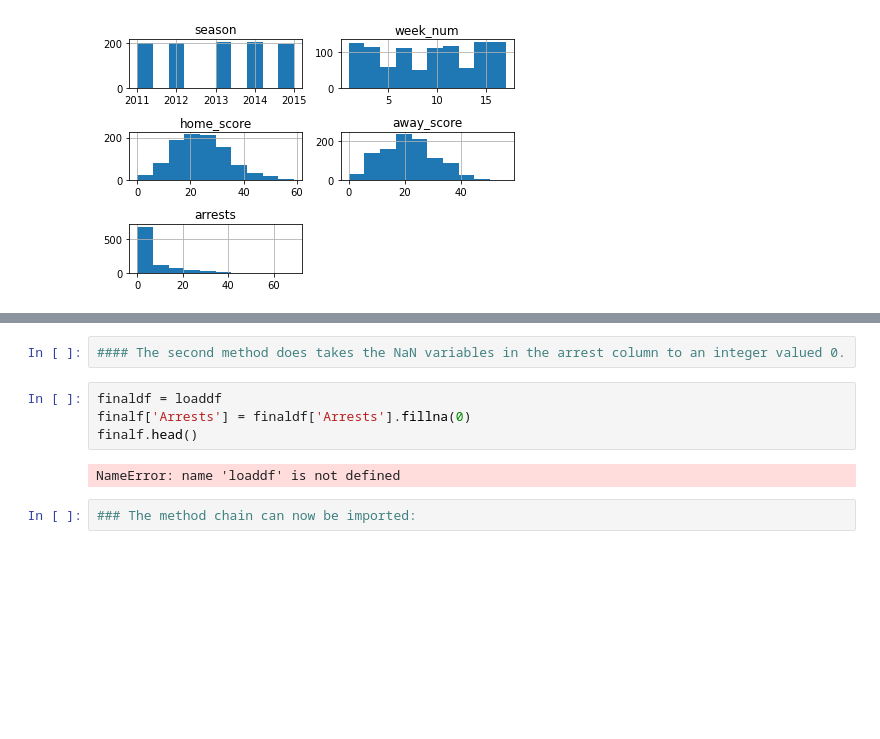
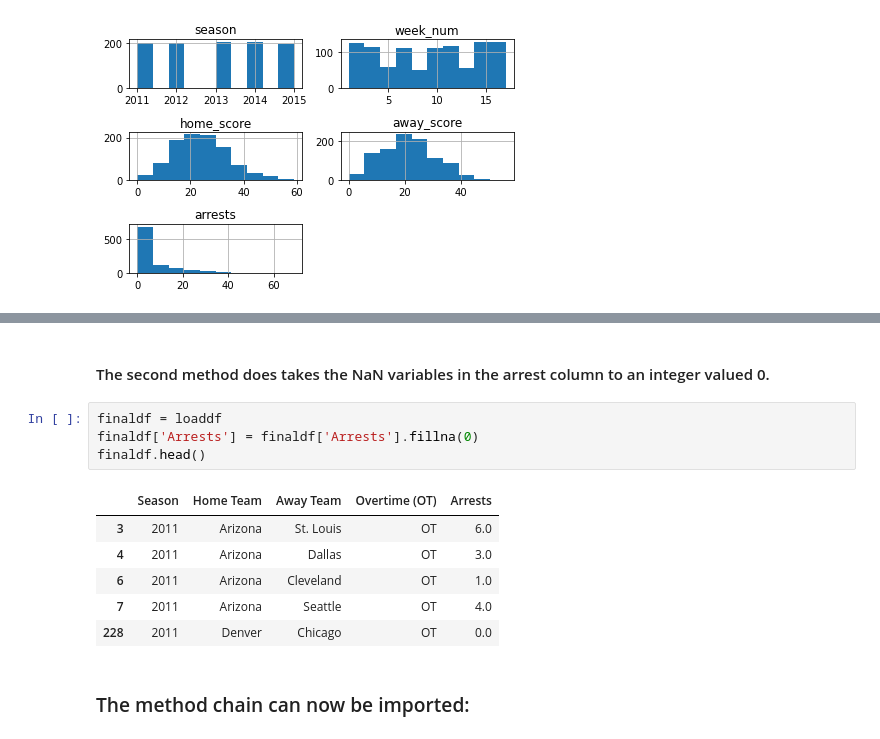
Before and after one commit to ubco-W2022T1-cosc301/project-group03, a Jupyter notebook: notebooks/analysis1.ipynb, the cells around one changed output, grey strips where cells are left out. Drawn from its saved outputs; the diff is of its cells as text; blank space fills up the shorter version.

```diff
--- a/notebooks/analysis1.ipynb
+++ b/notebooks/analysis1.ipynb
@@ -231,13 +257,18 @@ NameError: name 'pd' is not defined
-# %%
-#### The second method does takes the NaN variables in the arrest column to an integer valued 0.
+# %% [markdown]
+#### The second method does takes the NaN variables in the arrest column to an integer valued 0.
 # %%
 finaldf = loaddf
-finalf['Arrests'] = finaldf['Arrests'].fillna(0)
-finalf.head()
+finaldf['Arrests'] = finaldf['Arrests'].fillna(0)
+finaldf.head()
 # %% [output]
-NameError: name 'loaddf' is not defined
+|  | Season | Home Team | Away Team | Overtime (OT) | Arrests |
+| 3 | 2011 | Arizona | St. Louis | OT | 6.0 |
+| 4 | 2011 | Arizona | Dallas | OT | 3.0 |
+| 6 | 2011 | Arizona | Cleveland | OT | 1.0 |
+| 7 | 2011 | Arizona | Seattle | OT | 4.0 |
+| 228 | 2011 | Denver | Chicago | OT | 0.0 |
-# %%
-### The method chain can now be imported:
+# %% [markdown]
+### The method chain can now be imported:
 # %%
 import project_function1 as p1
 
```
Also changed, not shown: parts of 28 cells of this notebook, 1 other file.
